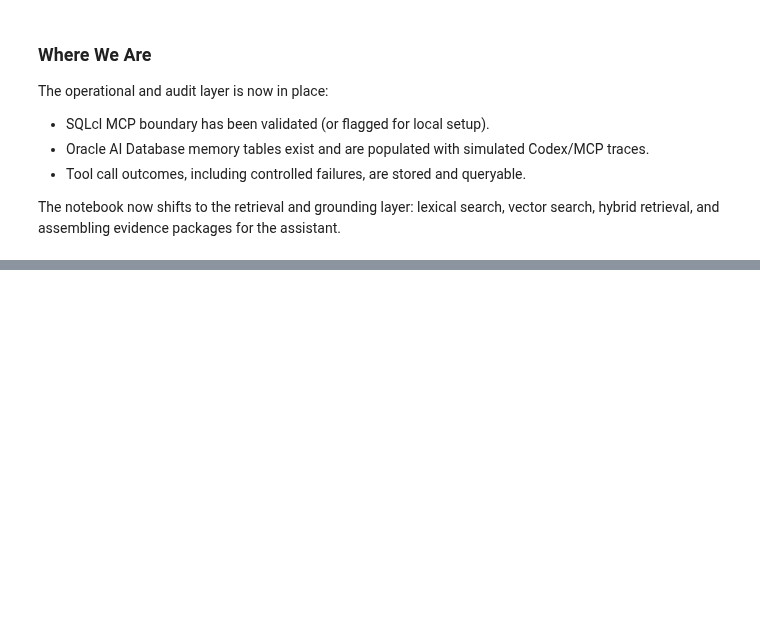
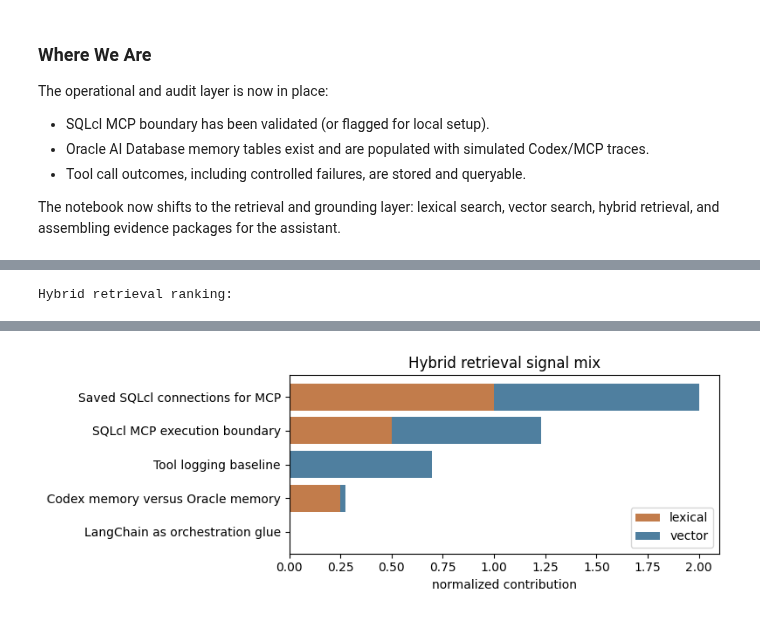
Before and after one commit to oracle-devrel/oracle-ai-developer-hub, a Jupyter notebook: notebooks/codex_mcp_oracle_ai_database_memory_langchain.ipynb, the cells around one changed output, grey strips where cells are left out. Cells and saved outputs as stored; diff of their text form; code cells hidden in the pictures; blank space fills up the shorter version.

```diff
--- a/notebooks/codex_mcp_oracle_ai_database_memory_langchain.ipynb
+++ b/notebooks/codex_mcp_oracle_ai_database_memory_langchain.ipynb
@@ -1217,0 +1665,55 @@ The notebook now shifts to the retrieval and grounding layer: lexical search, ve
+# %%
+def normalize_series(values: pd.Series) -> pd.Series:
+    if values.empty:
+        return values
+    max_value = values.max()
+    min_value = values.min()
+    if max_value == min_value:
+        return pd.Series([1.0] * len(values), index=values.index)
+    return (values - min_value) / (max_value - min_value)
+
+
+def hybrid_search(query: str, tenant_id: str = "TENANT_A", top_k: int = 5) -> pd.DataFrame:
+    lexical = lexical_search(query, tenant_id=tenant_id, top_k=10)
+    semantic = vector_search(query, tenant_id=tenant_id, top_k=10)
+
+    combined: dict[int, dict] = {}
+
+    if lexical is not None and not lexical.empty:
+        lexical = lexical.copy()
+        lexical["lexical_score_norm"] = normalize_series(lexical["lexical_score"].astype(float))
+        for _, row in lexical.iterrows():
+            chunk_id = int(row["chunk_id"])
+            combined.setdefault(chunk_id, row.to_dict())
+            combined[chunk_id]["lexical_score_norm"] = float(row["lexical_score_norm"])
+
+    if semantic is not None and not semantic.empty:
+        semantic = semantic.copy()
+        semantic["vector_score_norm"] = normalize_series(semantic["vector_score"].astype(float))
+        for _, row in semantic.iterrows():
+            chunk_id = int(row["chunk_id"])
+            combined.setdefault(chunk_id, row.to_dict())
+            combined[chunk_id]["vector_score_norm"] = float(row["vector_score_norm"])
+            combined[chunk_id]["vector_score"] = float(row["vector_score"])
+
+    records = []
+    for record in combined.values():
+        lexical_part = float(record.get("lexical_score_norm", 0.0) or 0.0)
+        vector_part = float(record.get("vector_score_norm", 0.0) or 0.0)
+        operational_boost = 0.10 if record.get("category") in ["mcp_setup", "security", "observability"] else 0.0
+        record["hybrid_score"] = round((0.45 * lexical_part) + (0.45 * vector_part) + operational_boost, 4)
+        records.append(record)
+
+    if not records:
+        return pd.DataFrame(columns=["chunk_id", "tenant_id", "category", "title", "chunk_text", "hybrid_score"])
+
+    columns = ["chunk_id", "tenant_id", "category", "title", "chunk_text", "hybrid_score"]
+    return pd.DataFrame(records).sort_values("hybrid_score", ascending=False)[columns].head(top_k).reset_index(drop=True)
+
+
+hybrid_results = hybrid_search("Codex MCP should use saved SQLcl connections, tool boundaries, logging, and least privilege", top_k=5)
+print("Hybrid retrieval ranking:")
+display_df(hybrid_results)
+plot_hybrid_signal_mix("Codex MCP should use saved SQLcl connections, tool boundaries, logging, and least privilege", top_k=5)
+# %% [output]
+Hybrid retrieval ranking:
@@ -1217,0 +1726 @@ The notebook now shifts to the retrieval and grounding layer: lexical search, ve
+[figure, added]
```
Also changed, not shown: parts of 47 cells of this notebook.
